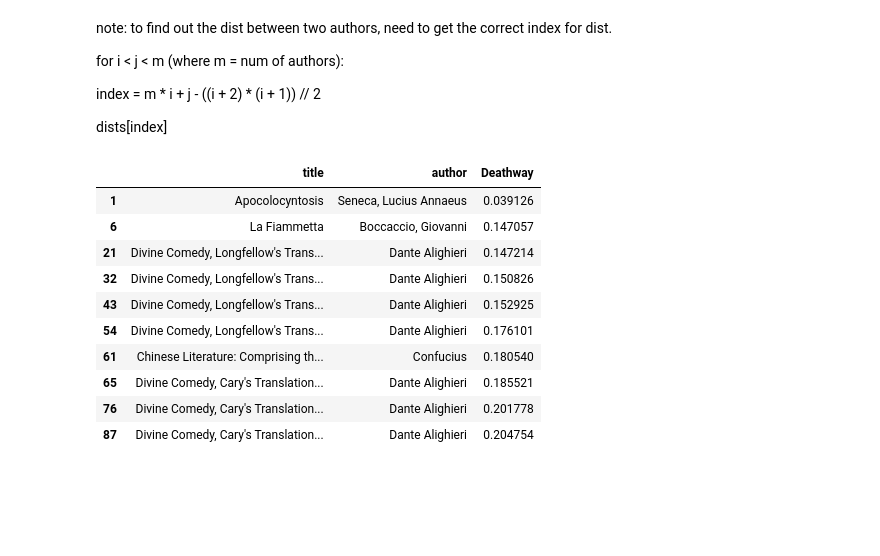
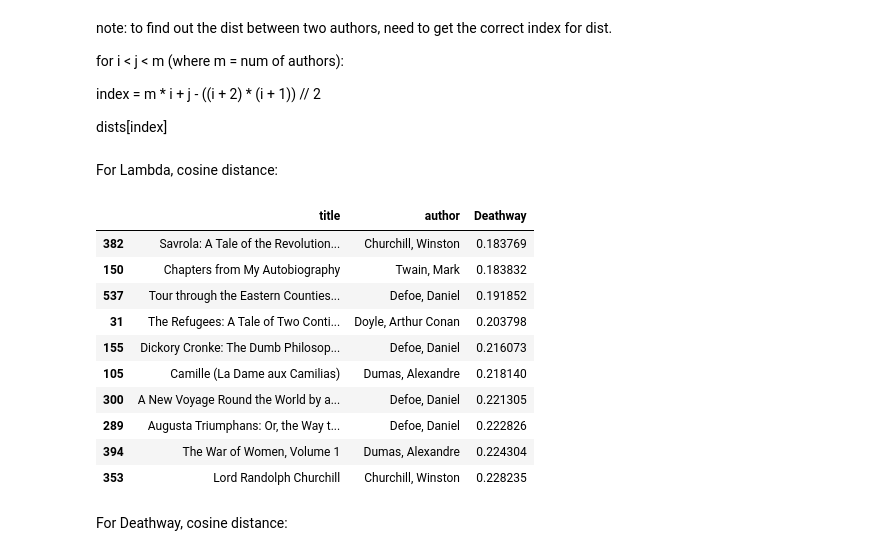
Before and after one commit to tomoumer/discovery_of_writing_differences, a Jupyter notebook: notebooks/nn_predictions.ipynb, the cells around one changed output. Cells and saved outputs as stored; diff of their text form; code cells hidden in the pictures; blank space fills up the shorter version.

Commit message:
refined cosine distance

```diff
--- a/notebooks/nn_predictions.ipynb
+++ b/notebooks/nn_predictions.ipynb
@@ -412,19 +409,33 @@ j = m-1
+# %% [markdown]
+For Lambda, cosine distance:
 # %%
+m = library_newtext.shape[0]
+j = m-2
+
 cos_dist = []
+titles = []
+authors = []
 
 for i in range(j):
+    titles.append(library_newtext['title'].iloc[i])
+    authors.append(library_newtext['author'].iloc[i])
     cos_dist.append(dists[m * i + j - ((i + 2) * (i + 1)) // 2])
 # %%
-pd.concat([library_select[['title', 'author']], pd.DataFrame({'Deathway':cos_dist}).drop(538).set_index(library_select.index)], axis=1).sort_values(by='Deathway', ascending=True).head(10)
+pd.concat([pd.DataFrame({'title':titles}),
+           pd.DataFrame({'author':authors}),
+           pd.DataFrame({'Deathway':cos_dist})],
+           axis=1).sort_values(by='Deathway', ascending=True).head(10)
 # %% [output]
 |  | title | author | Deathway |
-| 1 | Apocolocyntosis | Seneca, Lucius Annaeus | 0.039126 |
-| 6 | La Fiammetta | Boccaccio, Giovanni | 0.147057 |
-| 21 | Divine Comedy, Longfellow's Trans... | Dante Alighieri | 0.147214 |
-| 32 | Divine Comedy, Longfellow's Trans... | Dante Alighieri | 0.150826 |
-| 43 | Divine Comedy, Longfellow's Trans... | Dante Alighieri | 0.152925 |
-| 54 | Divine Comedy, Longfellow's Trans... | Dante Alighieri | 0.176101 |
-| 61 | Chinese Literature: Comprising th... | Confucius | 0.180540 |
-| 65 | Divine Comedy, Cary's Translation... | Dante Alighieri | 0.185521 |
-| 76 | Divine Comedy, Cary's Translation... | Dante Alighieri | 0.201778 |
-| 87 | Divine Comedy, Cary's Translation... | Dante Alighieri | 0.204754 |
+| 382 | Savrola: A Tale of the Revolution... | Churchill, Winston | 0.183769 |
+| 150 | Chapters from My Autobiography | Twain, Mark | 0.183832 |
+| 537 | Tour through the Eastern Counties... | Defoe, Daniel | 0.191852 |
+| 31 | The Refugees: A Tale of Two Conti... | Doyle, Arthur Conan | 0.203798 |
+| 155 | Dickory Cronke: The Dumb Philosop... | Defoe, Daniel | 0.216073 |
+| 105 | Camille (La Dame aux Camilias) | Dumas, Alexandre | 0.218140 |
+| 300 | A New Voyage Round the World by a... | Defoe, Daniel | 0.221305 |
+| 289 | Augusta Triumphans: Or, the Way t... | Defoe, Daniel | 0.222826 |
+| 394 | The War of Women, Volume 1 | Dumas, Alexandre | 0.224304 |
+| 353 | Lord Randolph Churchill | Churchill, Winston | 0.228235 |
+# %% [markdown]
+For Deathway, cosine distance:
```
Also changed, not shown: parts of 3 cells of this notebook.
